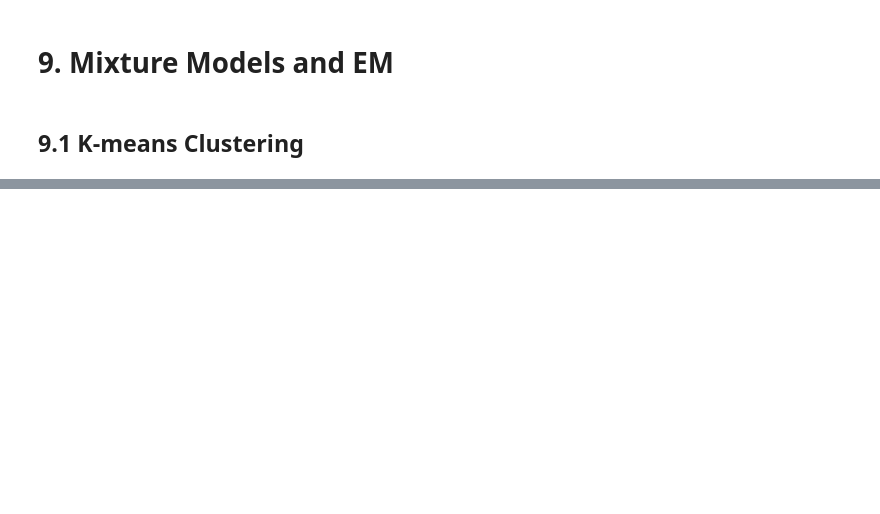
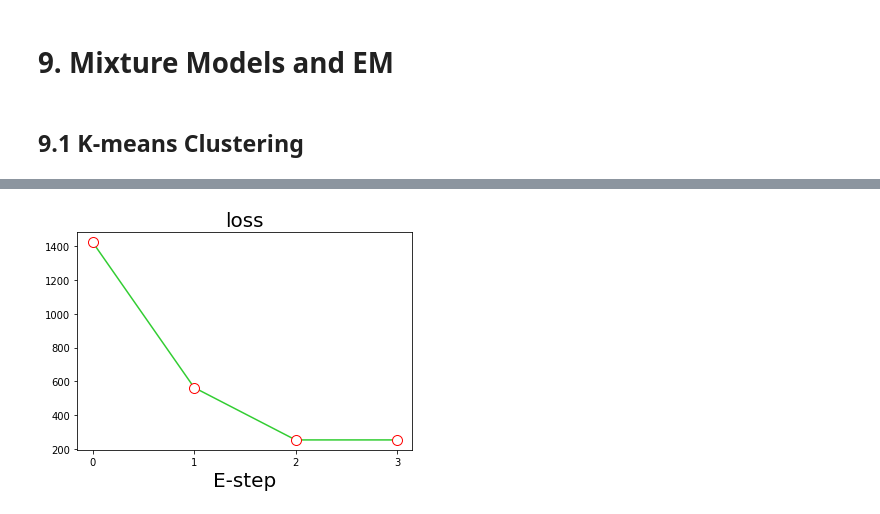
Before and after one commit to oilneck/prml_python, a Jupyter notebook: Notebook/section9.ipynb, the cells around one changed output, grey strips where cells are left out. Saved outputs shown, nothing was run; the diff lists cells and outputs as text; code cells hidden in the pictures; blank space fills up the shorter version.

```diff
--- a/Notebook/section9.ipynb
+++ b/Notebook/section9.ipynb
@@ -38,0 +39,9 @@ plt.show()
+# %%
+loss = model.loss
+plt.plot(loss, c='limegreen', marker='o', markerfacecolor='w', markeredgecolor='r', markersize=10, markevery=0.1)
+plt.xlabel("E-step",fontsize=20)
+plt.title("loss", fontsize=20)
+plt.xticks(np.arange(0,len(loss),1))
+plt.show()
+# %% [output]
+[figure, added]
```
Also changed, not shown: parts of 3 cells of this notebook.
